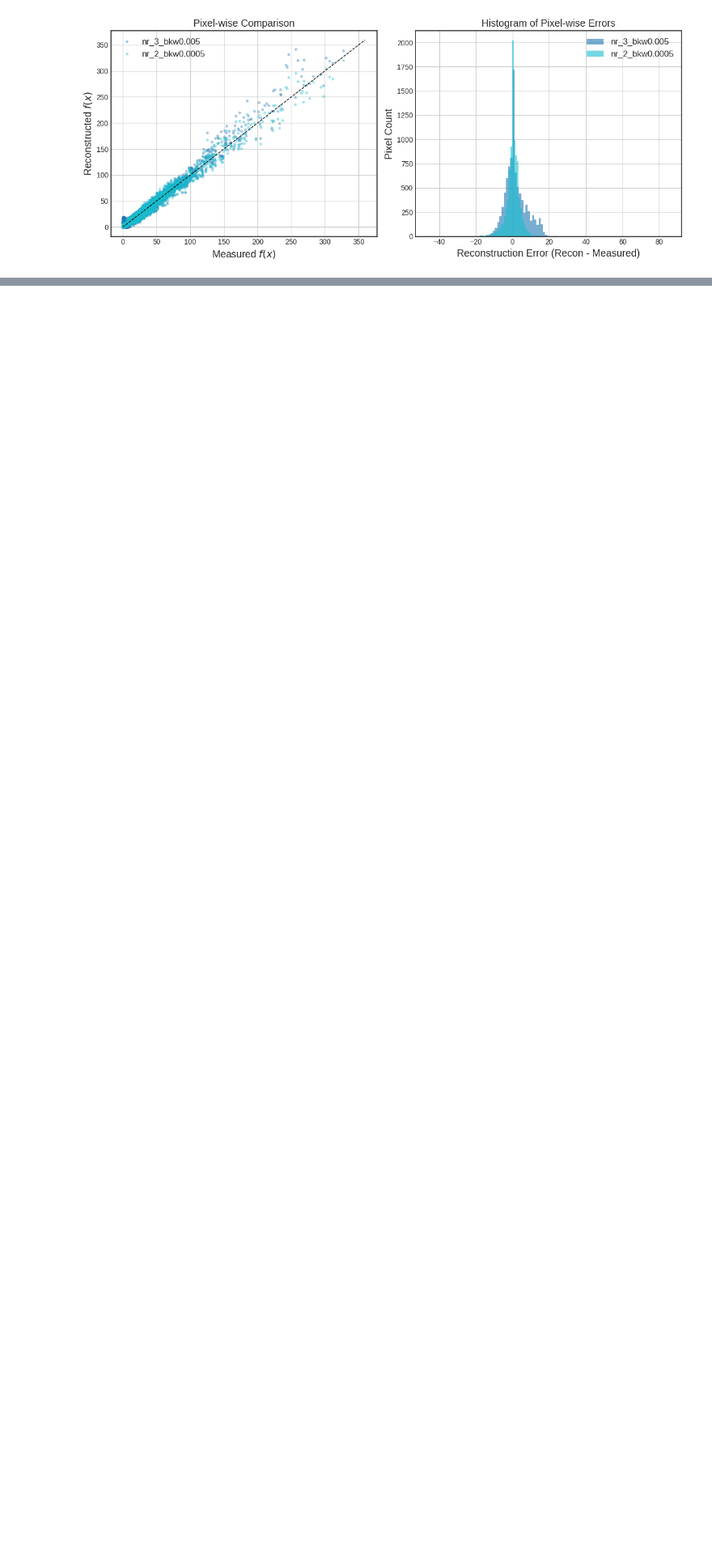
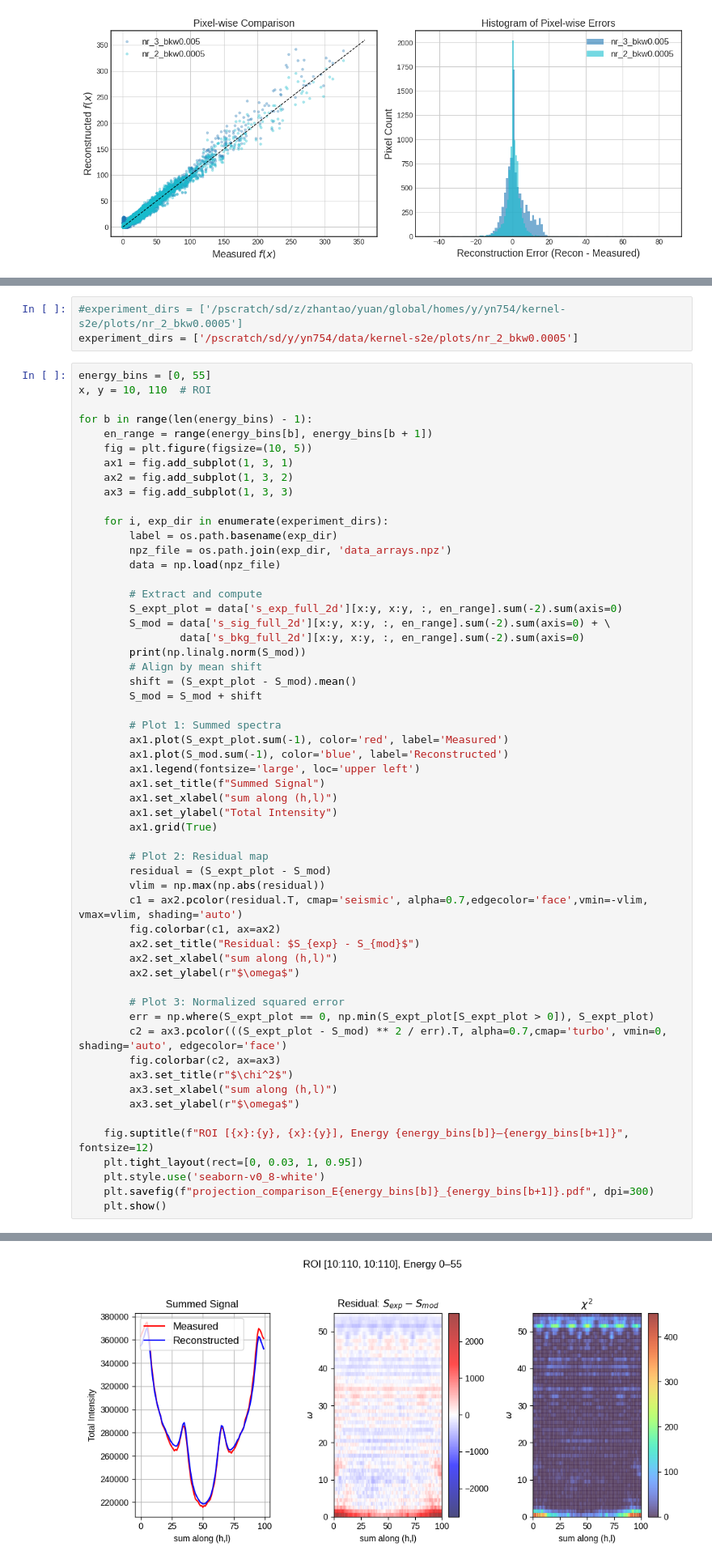
Before and after one commit to zhantaochen/kernel-s2e, a Jupyter notebook: kernel_learning_statistics_zt.ipynb, the cells around one changed output, grey strips where cells are left out. Shown at 81% size. Drawn from its saved outputs; the diff is of its cells as text; blank space fills up the shorter version.

Commit message:
add appendix plots

```diff
--- a/kernel_learning_statistics_zt.ipynb
+++ b/kernel_learning_statistics_zt.ipynb
@@ -776,0 +779,60 @@ plt.show()
+# %%
+#experiment_dirs = ['/pscratch/sd/z/zhantao/yuan/global/homes/y/yn754/kernel-s2e/plots/nr_2_bkw0.0005']
+experiment_dirs = ['/pscratch/sd/y/yn754/data/kernel-s2e/plots/nr_2_bkw0.0005']
+# %%
+energy_bins = [0, 55]
+x, y = 10, 110  # ROI
+
+for b in range(len(energy_bins) - 1):
+    en_range = range(energy_bins[b], energy_bins[b + 1])
+    fig = plt.figure(figsize=(10, 5))
+    ax1 = fig.add_subplot(1, 3, 1)
+    ax2 = fig.add_subplot(1, 3, 2)
+    ax3 = fig.add_subplot(1, 3, 3)
+
+    for i, exp_dir in enumerate(experiment_dirs):
+        label = os.path.basename(exp_dir)
+        npz_file = os.path.join(exp_dir, 'data_arrays.npz')
+        data = np.load(npz_file)
+
+        # Extract and compute
+        S_expt_plot = data['s_exp_full_2d'][x:y, x:y, :, en_range].sum(-2).sum(axis=0)
+        S_mod = data['s_sig_full_2d'][x:y, x:y, :, en_range].sum(-2).sum(axis=0) + \
+                data['s_bkg_full_2d'][x:y, x:y, :, en_range].sum(-2).sum(axis=0)
+        print(np.linalg.norm(S_mod))
+        # Align by mean shift
+        shift = (S_expt_plot - S_mod).mean()
+        S_mod = S_mod + shift
+
+        # Plot 1: Summed spectra
+        ax1.plot(S_expt_plot.sum(-1), color='red', label='Measured')
+        ax1.plot(S_mod.sum(-1), color='blue', label='Reconstructed')
+        ax1.legend(fontsize='large', loc='upper left')
+        ax1.set_title(f"Summed Signal")
+        ax1.set_xlabel("sum along (h,l)")
+        ax1.set_ylabel("Total Intensity")
+        ax1.grid(True)
+
+        # Plot 2: Residual map
+        residual = (S_expt_plot - S_mod)
+        vlim = np.max(np.abs(residual))
+        c1 = ax2.pcolor(residual.T, cmap='seismic', alpha=0.7,edgecolor='face',vmin=-vlim, vmax=vlim, shading='auto')
+        fig.colorbar(c1, ax=ax2)
+        ax2.set_title("Residual: $S_{exp} - S_{mod}$")
+        ax2.set_xlabel("sum along (h,l)")
+        ax2.set_ylabel(r"$\omega$")
+
+        # Plot 3: Normalized squared error
+        err = np.where(S_expt_plot == 0, np.min(S_expt_plot[S_expt_plot > 0]), S_expt_plot)
+        c2 = ax3.pcolor(((S_expt_plot - S_mod) ** 2 / err).T, alpha=0.7,cmap='turbo', vmin=0, shading='auto', edgecolor='face')
+        fig.colorbar(c2, ax=ax3)
+        ax3.set_title(r"$\chi^2$")
+        ax3.set_xlabel("sum along (h,l)")
+        ax3.set_ylabel(r"$\omega$")
+
+    fig.suptitle(f"ROI [{x}:{y}, {x}:{y}], Energy {energy_bins[b]}–{energy_bins[b+1]}", fontsize=12)
+    plt.tight_layout(rect=[0, 0.03, 1, 0.95])
+    plt.style.use('seaborn-v0_8-white')
+    plt.savefig(f"projection_comparison_E{energy_bins[b]}_{energy_bins[b+1]}.pdf", dpi=300)
+    plt.show()
+# %% [output]
@@ -776,0 +840 @@ plt.show()
+[figure, added]
```
Also changed, not shown: parts of 8 cells of this notebook.
